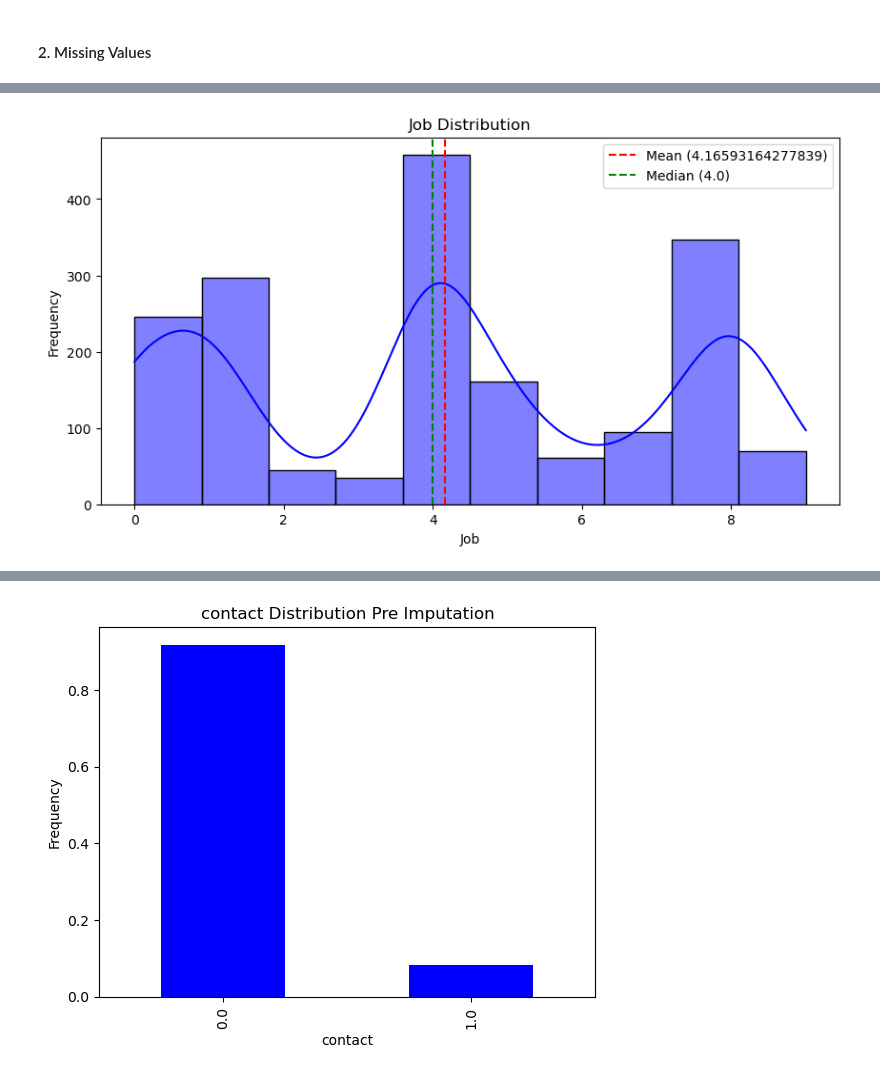
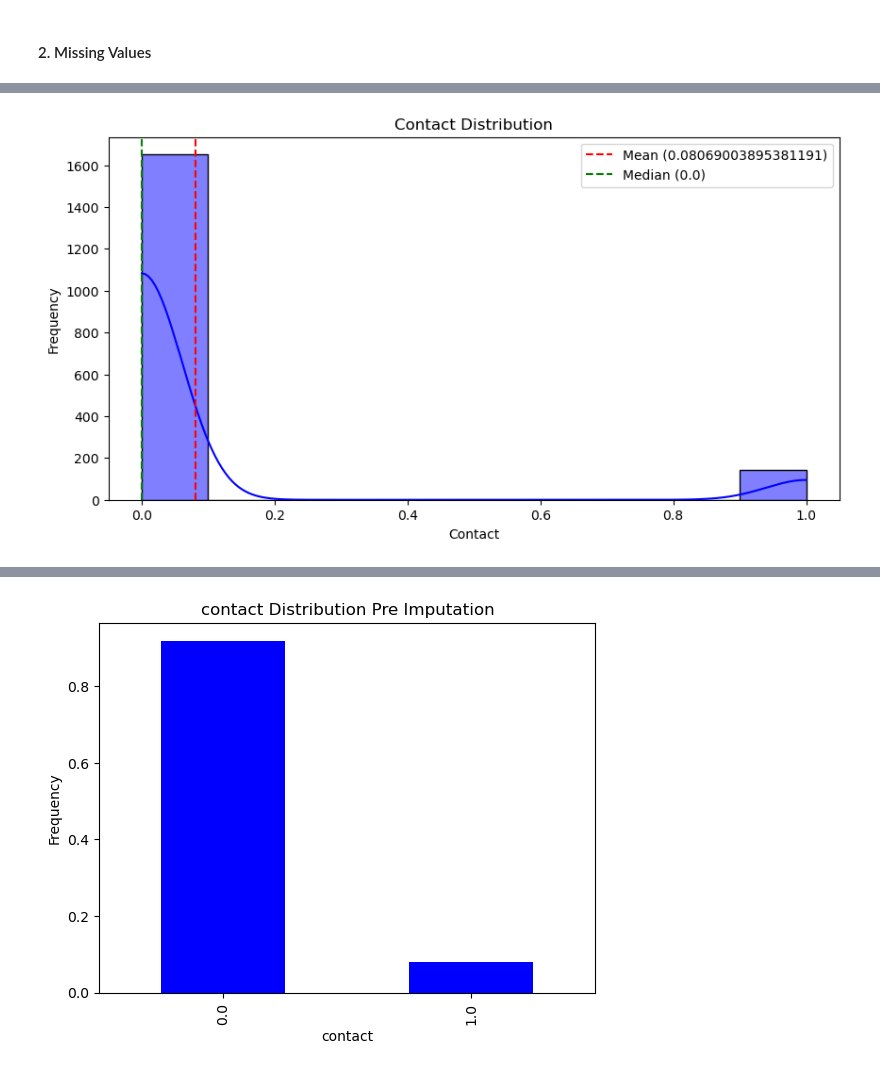
Before and after one commit to brian-mortimer/cs5062-etivity1, a Jupyter notebook: etivity1.ipynb, the cells around one changed output, grey strips where cells are left out. Saved outputs shown, nothing was run; the diff lists cells and outputs as text; code cells hidden in the pictures.

```diff
--- a/etivity1.ipynb
+++ b/etivity1.ipynb
@@ -547,12 +554,3 @@ get_missing_values(df)
 | 14 | previous | 0 | 0.00 |
 | 15 | marital | 0 | 0.00 |
 | 16 | subscribed | 0 | 0.00 |
-# %%
-# poutcome has over 15% missing values, so we will drop it
-df = df.drop(columns=['poutcome'])
-
-# Drop age and job rows with missing values
-df = df.dropna(subset=['age', 'job'])
-
-# Check the missing values again
-get_missing_values(df)
@@ -588,0 +557,15 @@ df.describe()
+# %%
+# Drop age rows with missing values
+df = df.dropna(subset=['age'])
+
+# Replace null values in poutcome with 1 (nonexistent)
+df['poutcome'].fillna(1, inplace=True)
+
+# Replace null values in education with 3 (unknown)
+df['education'].fillna(3, inplace=True)
+
+# Replace null values in job with 11 (unknown)
+df['job'].fillna(11, inplace=True)
+
+# Check the missing values again
+get_missing_values(df)
@@ -596,18 +598,18 @@ df.head(5)
 | 3 | 47.0 | 1.0 | 1 | 1.0 | 0 | 398 | 1 | 1 | 0.0 | 1 | 4 | ... |
 | 4 | 54.0 | 5.0 | 1 | 1.0 | 0 | 1004 | 1 | 0 | 0.0 | 1 | 4 | ... |
 # %%
-# Distribution of Job
+# Distribution of Contact
 plt.figure(figsize=(10, 5))
-sns.histplot(df['job'], bins=10, kde=True, color='blue')
-plt.title('Job Distribution')
-plt.xlabel('Job')
+sns.histplot(df['contact'], bins=10, kde=True, color='blue')
+plt.title('Contact Distribution')
+plt.xlabel('Contact')
 plt.ylabel('Frequency')
-plt.axvline(df['job'].mean(), color='red', linestyle='--', label=f"Mean ({df['job'].mean()})")
-plt.axvline(df['job'].median(), color='green', linestyle='--', label=f"Median ({df['job'].median()})")
+plt.axvline(df['contact'].mean(), color='red', linestyle='--', label=f"Mean ({df['contact'].mean()})")
+plt.axvline(df['contact'].median(), color='green', linestyle='--', label=f"Median ({df['contact'].median()})")
 plt.legend()
 plt.show()
 # %% [output]
-[figure, old version]
+[figure, new version]
 # %%
 def impute_df_col(df, col):
     """
```
Also changed, not shown: parts of 20 cells of this notebook.
